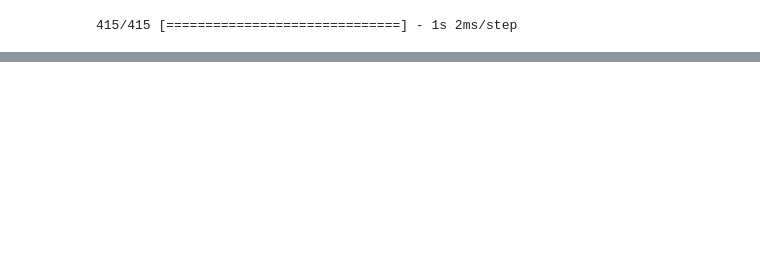
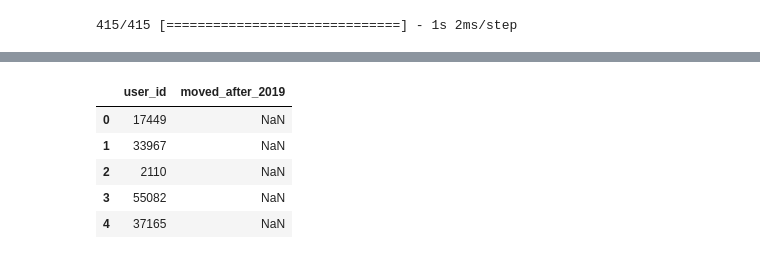
Before and after one commit to feyzijan/GarantiDatathon, a Jupyter notebook: NeuralNet.ipynb, the cells around one changed output, grey strips where cells are left out. Cells and saved outputs as stored; diff of their text form; code cells hidden in the pictures; blank space fills up the shorter version.

```diff
--- a/NeuralNet.ipynb
+++ b/NeuralNet.ipynb
@@ -265,0 +298,9 @@ ax.axvspan("2019-01-01", "2020-01-01", color="blue", alpha=0.3)
+# %%
+submission.head()
+# %% [output]
+|  | user_id | moved_after_2019 |
+| 0 | 17449 | NaN |
+| 1 | 33967 | NaN |
+| 2 | 2110 | NaN |
+| 3 | 55082 | NaN |
+| 4 | 37165 | NaN |
```
Also changed, not shown: parts of 39 cells of this notebook, 3 other files.
